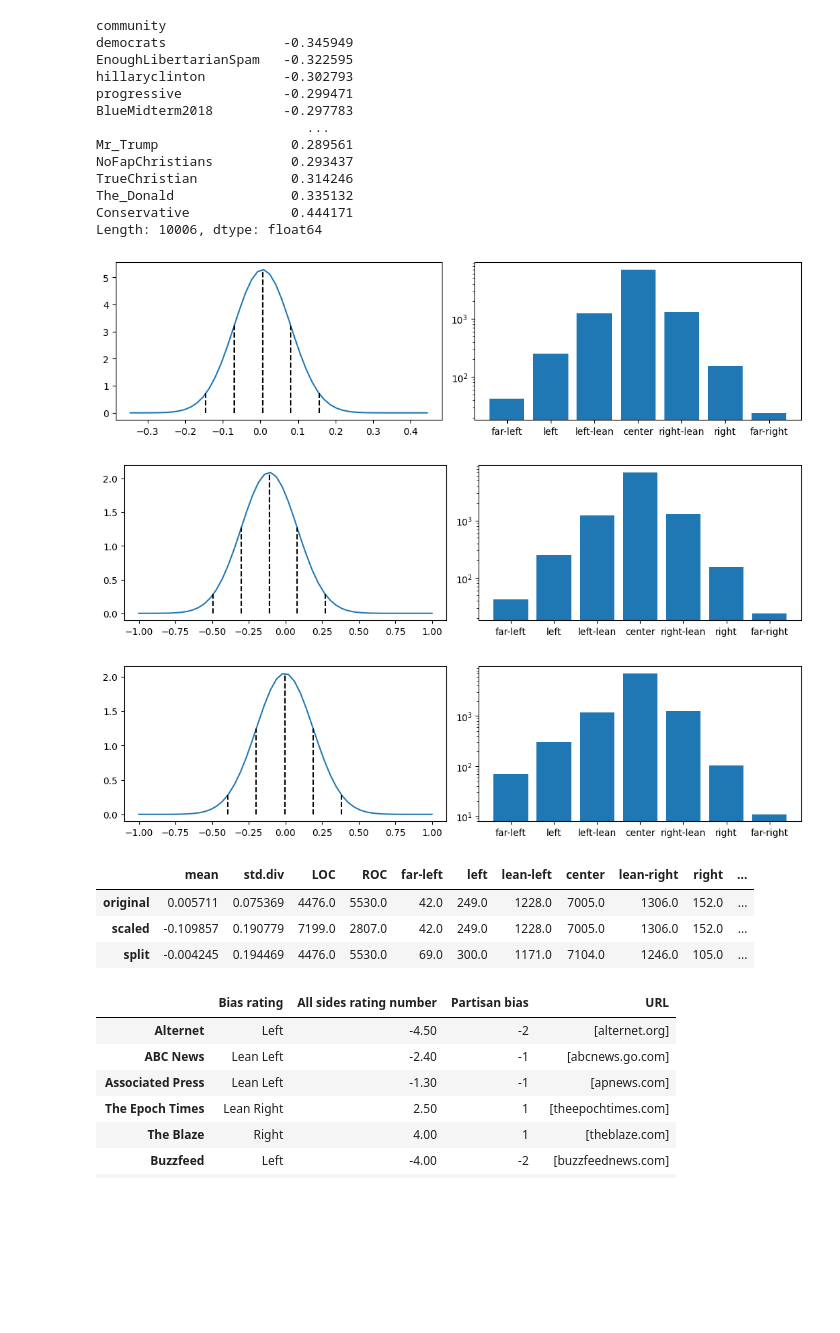
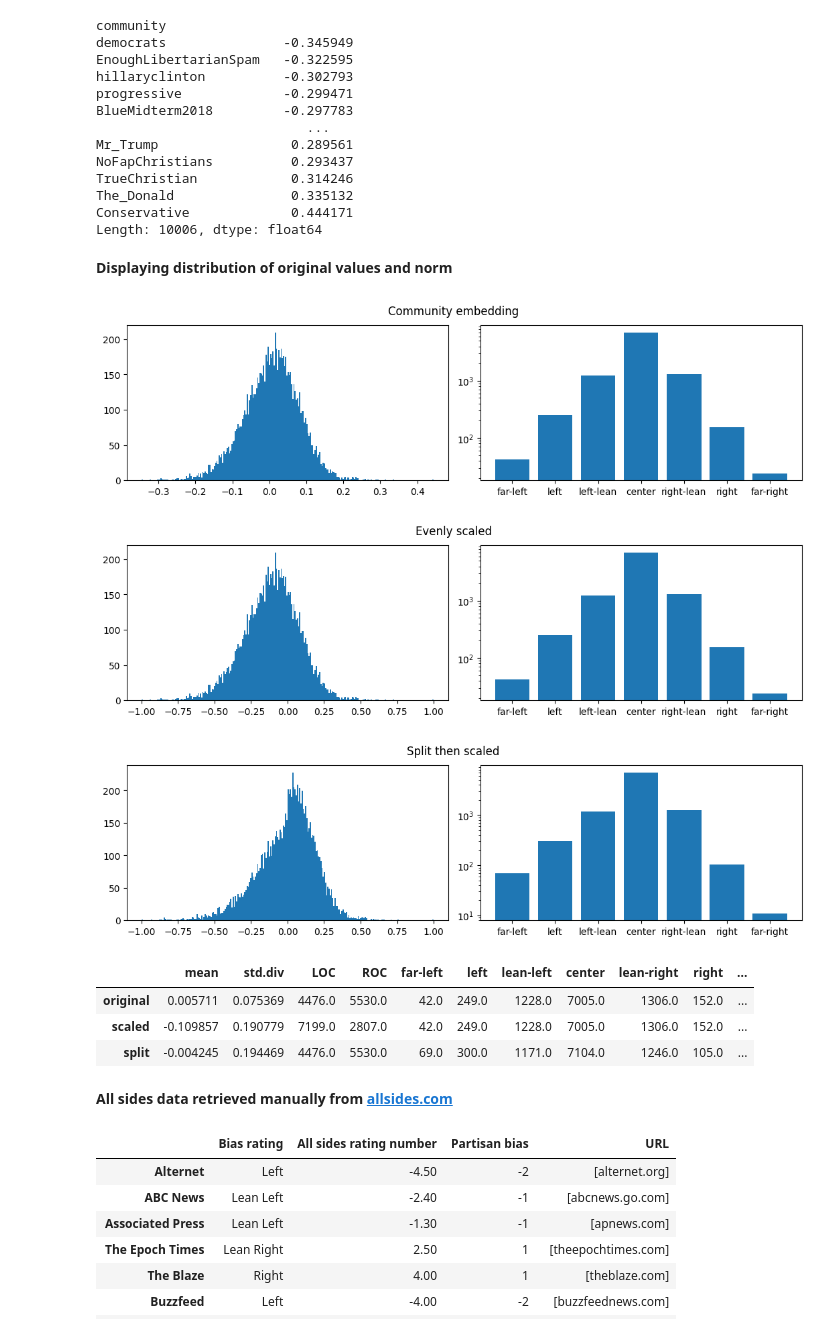
Before and after one commit to EzzeldinIsmail/CSCD25Proj, a Jupyter notebook: src/Project.ipynb, the cells around one changed output. Cells and saved outputs as stored; diff of their text form; code cells hidden in the pictures; blank space fills up the shorter version.

```diff
--- a/src/Project.ipynb
+++ b/src/Project.ipynb
@@ -24,42 +27,45 @@ TrueChristian            0.314246
 The_Donald               0.335132
 Conservative             0.444171
 Length: 10006, dtype: float64
+# %% [markdown]
+**Displaying distribution of original values and norm**
 # %%
-def describe(inp, df):
+def describe(inp, df, title=None):
     fig = plt.figure(figsize=(13, 3))
+    plt.suptitle(title)
     gs = fig.add_gridspec(1, 2, hspace=.2, wspace=.1)
     (ax1, ax2) = gs.subplots()
 
-    mean, std = norm.fit(inp)
-    x = np.linspace(inp.min(), inp.max())
-    ax1.plot(x, norm.pdf(x, loc=mean, scale=std))
-    for i in range(3):
-        ax1.vlines(std*i + mean, 0, norm.pdf(std*i + mean, loc=mean, scale=std), linestyles='dashed', color='black')
-        ax1.vlines(std*-i + mean , 0, norm.pdf(std*-i + mean, loc=mean, scale=std), linestyles='dashed', color='black')
+    mean = np.mean(inp)
+    std = np.std(inp)
+    ax1.hist(inp, bins=250)
 
     df.loc[len(df)] = [mean, std, len(inp[inp < 0]), len(inp[inp >= 0])] + [len(inp[(inp > a * std + mean) & (inp <= b * std + mean)]) for a, b in [(-inf, -3), (-3, -2), (-2, -1), (-1, 1), (1, 2), (2, 3), (3, inf)]]
     ax2.bar(['far-left', 'left', 'left-lean', 'center', 'right-lean', 'right', 'far-right'], df.iloc[len(df)-1, 4:], log=True)
+    if title: plt.savefig(f"./{title}", bbox_inches='tight')
     plt.show()
 # %%
 df = DataFrame(columns=['mean', 'std.div', 'LOC', 'ROC', 'far-left', 'left', 'lean-left', 'center', 'lean-right', 'right', 'far-right'])
-describe(partisan.values, df)
+describe(partisan.values, df, "Community embedding")
 scaled = Series(MinMaxScaler(feature_range=(-1, 1)).fit_transform(partisan.values.reshape(-1, 1)).flatten(), index=partisan.index)
-describe(scaled, df)
+describe(scaled, df, "Evenly scaled")
 split = Series(np.vstack([
     MinMaxScaler(feature_range=(-1, 0)).fit_transform(partisan[partisan < 0].values.reshape(-1, 1)),
     MinMaxScaler(feature_range=(0, 1)).fit_transform(partisan[partisan >= 0].values.reshape(-1, 1)),
 ]).flatten(), index=partisan.index)
-describe(split, df)
+describe(split, df, "Split then scaled")
 df = df.rename(index={0: 'original', 1: 'scaled', 2: 'split'})
 df
 # %% [output]
-[figure, old version]
+[figure, new version]
-[figure, old version]
+[figure, new version]
-[figure, old version]
+[figure, new version]
 |  | mean | std.div | LOC | ROC | far-left | left | lean-left | center | lean-right | right | ... |
 | original | 0.005711 | 0.075369 | 4476.0 | 5530.0 | 42.0 | 249.0 | 1228.0 | 7005.0 | 1306.0 | 152.0 | ... |
 | scaled | -0.109857 | 0.190779 | 7199.0 | 2807.0 | 42.0 | 249.0 | 1228.0 | 7005.0 | 1306.0 | 152.0 | ... |
 | split | -0.004245 | 0.194469 | 4476.0 | 5530.0 | 69.0 | 300.0 | 1171.0 | 7104.0 | 1246.0 | 105.0 | ... |
+# %% [markdown]
+**All sides data retrieved manually from [allsides.com](https://www.allsides.com/unbiased-balanced-news)**
 # %%
 allsides = DataFrame.from_dict({
  'Alternet': ['Left', -4.5, -2, ['alternet.org']],
```
Also changed, not shown: parts of 15 cells of this notebook.
